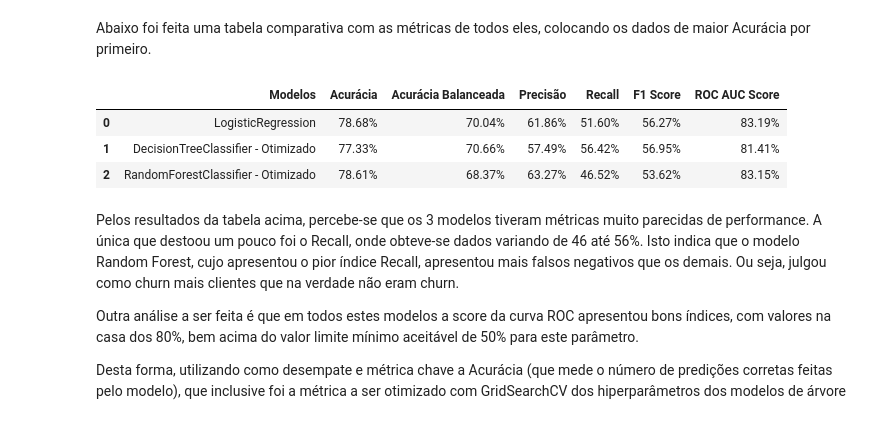
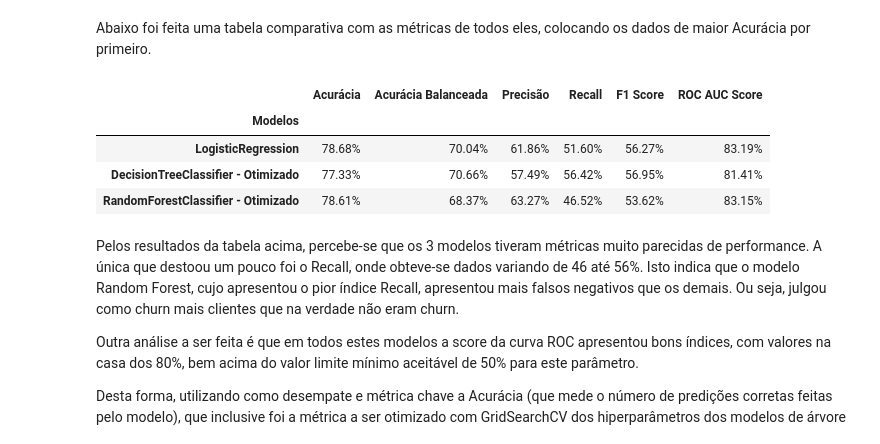
Before and after one commit to rfprates/modelo_classificacao_analise_churn, a Jupyter notebook: modelo_classificacao_churn.ipynb, the cells around one changed output. Cells and saved outputs as stored; diff of their text form; code cells hidden in the pictures.

```diff
--- a/modelo_classificacao_churn.ipynb
+++ b/modelo_classificacao_churn.ipynb
@@ -896,38 +896,39 @@ acuracia = [accuracy_score(y_test, y_pred_lr), accuracy_score(y_test, y_pred_tre
 acuracia_balanceada = [balanced_accuracy_score(y_test, y_pred_lr), balanced_accuracy_score(y_test, y_pred_tree_tun),
                        balanced_accuracy_score(y_test, y_pred_rf_tun)]
 
 precisao = [precision_score(y_test, y_pred_lr), precision_score(y_test, y_pred_tree_tun),
             precision_score(y_test, y_pred_rf_tun)]
 
 recall = [recall_score(y_test, y_pred_lr), recall_score(y_test, y_pred_tree_tun), recall_score(y_test, y_pred_rf_tun)]
 
 f1 = [f1_score(y_test, y_pred_lr), f1_score(y_test, y_pred_tree_tun), f1_score(y_test, y_pred_rf_tun)]
 
 roc_auc = [roc_auc_score(y_test, lr_model.predict_proba(x_test)[:,1]),
            roc_auc_score(y_test, tree_tunned.predict_proba(x_test)[:,1]),
            roc_auc_score(y_test, rf_tunned.predict_proba(x_test)[:,1])]
 
 modelos = ['LogisticRegression', 'DecisionTreeClassifier - Otimizado', 'RandomForestClassifier - Otimizado']
 
 metricas = pd.DataFrame(
     data = {
         'Modelos': modelos,
         'Acurácia': acuracia,
         'Acurácia Balanceada': acuracia_balanceada,
         'Precisão': precisao,
         'Recall': recall,
         'F1 Score': f1,
         'ROC AUC Score': roc_auc
     }
-)
+).set_index('Modelos')
 
 metricas.style.format('{:.2%}', subset = ['Acurácia', 'Acurácia Balanceada', 'Precisão', 'Recall', 'F1 Score',
                                                     'ROC AUC Score'])
 # %% [output]
-|  | Modelos | Acurácia | Acurácia Balanceada | Precisão | Recall | F1 Score | ROC AUC Score |
-| 0 | LogisticRegression | 78.68% | 70.04% | 61.86% | 51.60% | 56.27% | 83.19% |
-| 1 | DecisionTreeClassifier - Otimizado | 77.33% | 70.66% | 57.49% | 56.42% | 56.95% | 81.41% |
-| 2 | RandomForestClassifier - Otimizado | 78.61% | 68.37% | 63.27% | 46.52% | 53.62% | 83.15% |
+|  | Acurácia | Acurácia Balanceada | Precisão | Recall | F1 Score | ROC AUC Score |
+| Modelos |  |  |  |  |  |  |
+| LogisticRegression | 78.68% | 70.04% | 61.86% | 51.60% | 56.27% | 83.19% |
+| DecisionTreeClassifier - Otimizado | 77.33% | 70.66% | 57.49% | 56.42% | 56.95% | 81.41% |
+| RandomForestClassifier - Otimizado | 78.61% | 68.37% | 63.27% | 46.52% | 53.62% | 83.15% |
 # %% [markdown]
 Pelos resultados da tabela acima, percebe-se que os 3 modelos tiveram métricas muito parecidas de performance. A única que destoou um pouco foi o Recall, onde obteve-se dados variando de 46 até 56%. Isto indica que o modelo Random Forest, cujo apresentou o pior índice Recall, apresentou mais falsos negativos que os demais. Ou seja, julgou como churn mais clientes que na verdade não eram churn.
 
```
